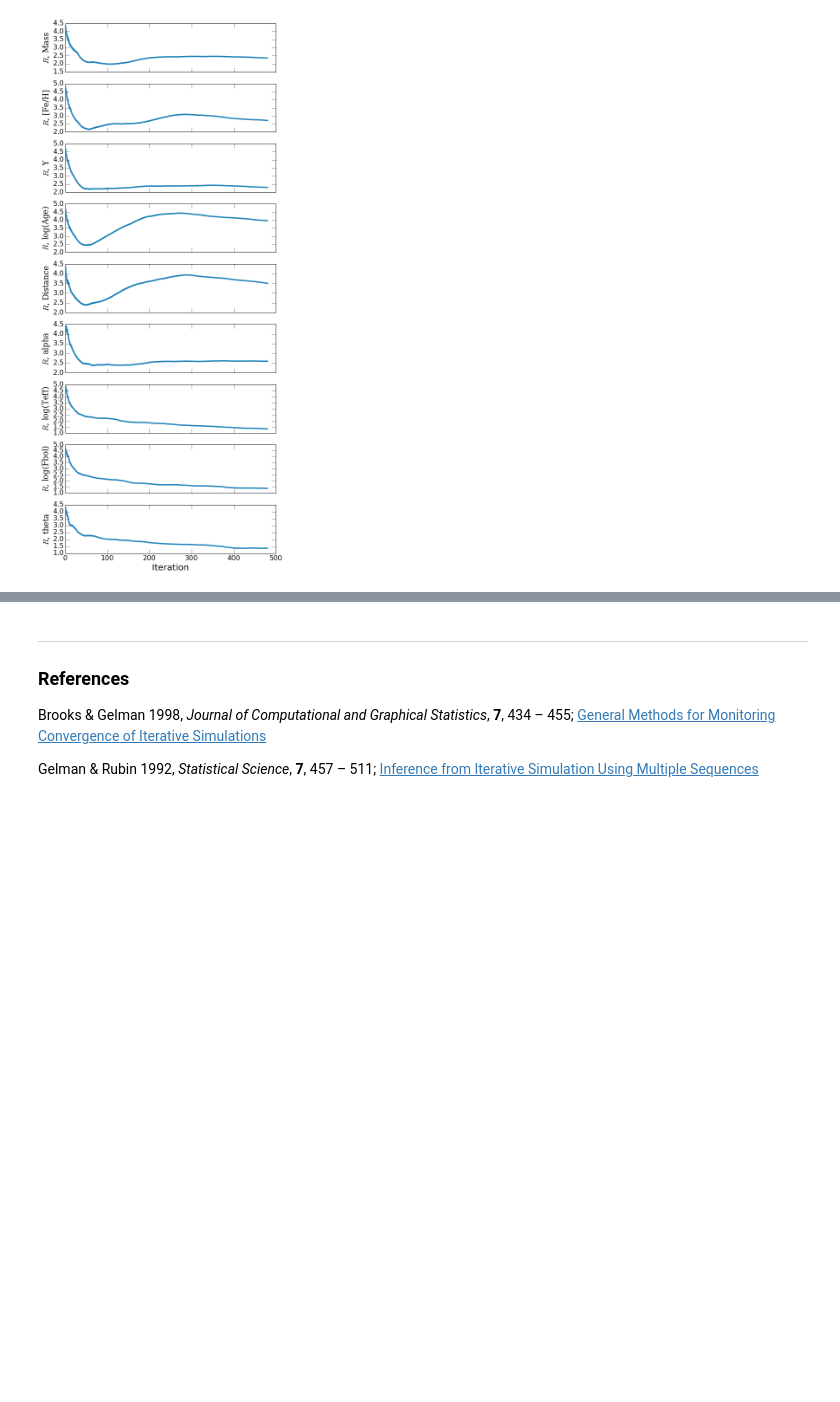
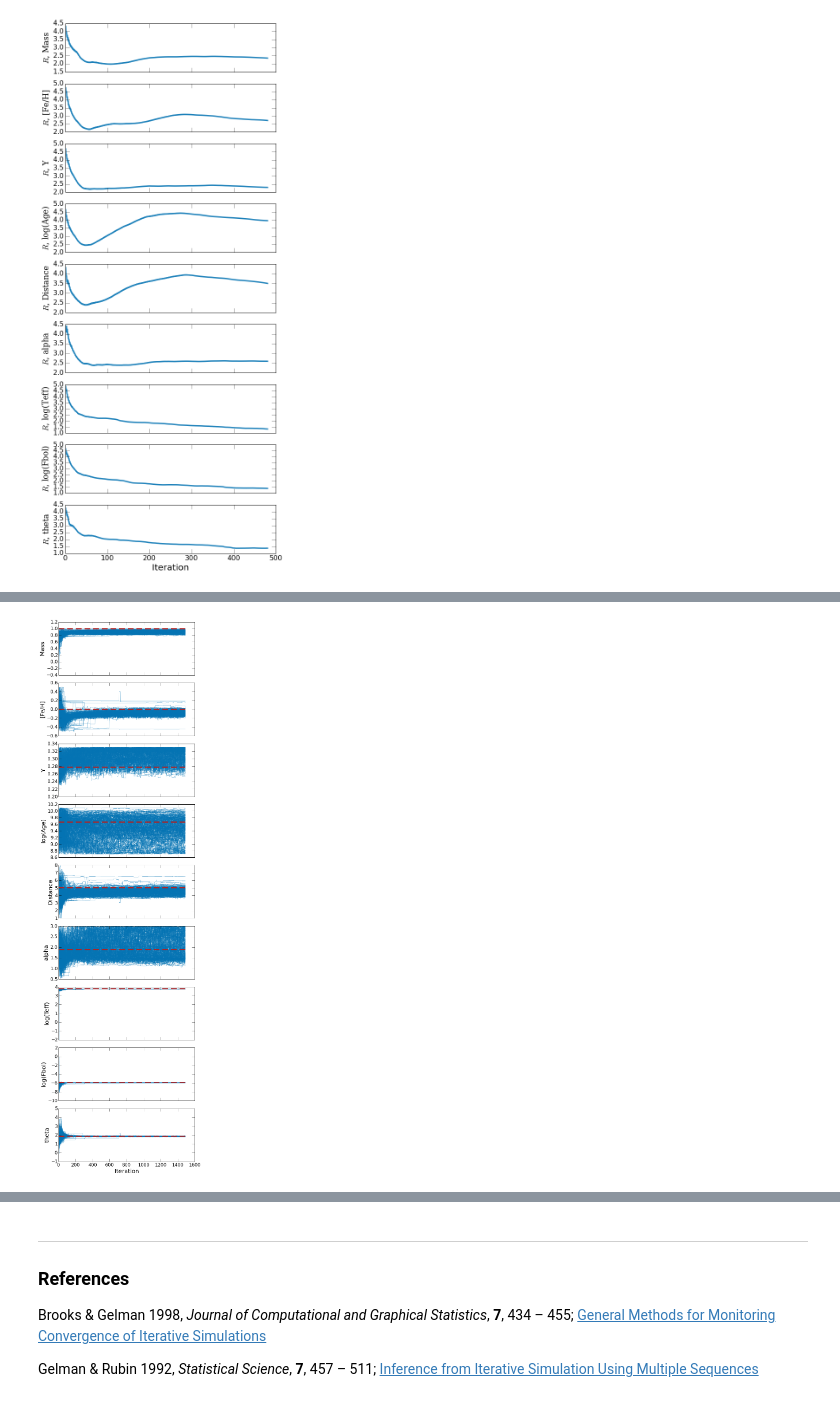
Before and after one commit to gfeiden/Notebook, a Jupyter notebook: Projects/mlt_calib/sun_convergence.ipynb, the cells around one changed output, grey strips where cells are left out. Cells and saved outputs as stored; diff of their text form; code cells hidden in the pictures; blank space fills up the shorter version.

```diff
--- a/Projects/mlt_calib/sun_convergence.ipynb
+++ b/Projects/mlt_calib/sun_convergence.ipynb
@@ -157,0 +162,7 @@ fig.tight_layout()
+# %%
+newer_flatchain = np.genfromtxt('/Users/grefe950/Software/StarBay/interbay/logs/Sun_W0300_N1500_B0000.dat')
+newer_chains = newer_flatchain.reshape(300, -1, 9)
+# %%
+tracePlot(newer_chains, labels=labels, truths=truths)
+# %% [output]
+[figure, added]
```
Also changed, not shown: parts of 11 cells of this notebook, 5 other files.
